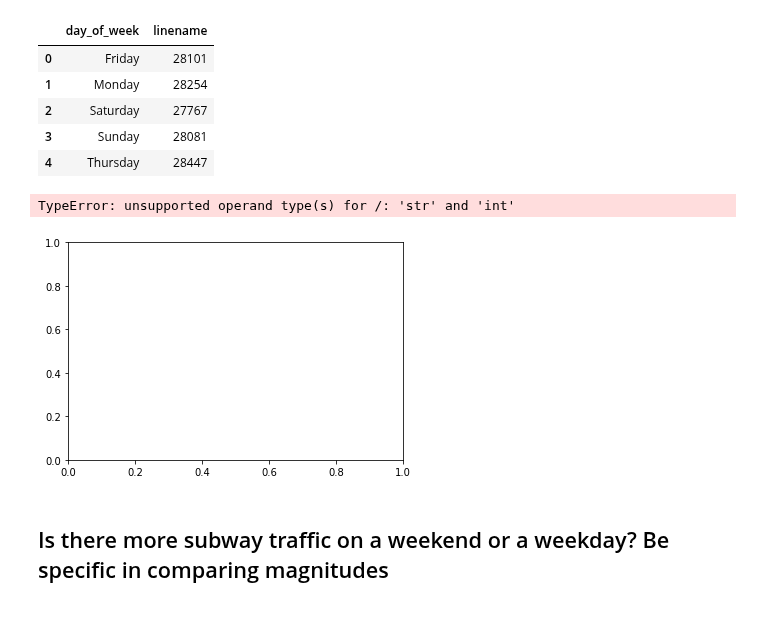
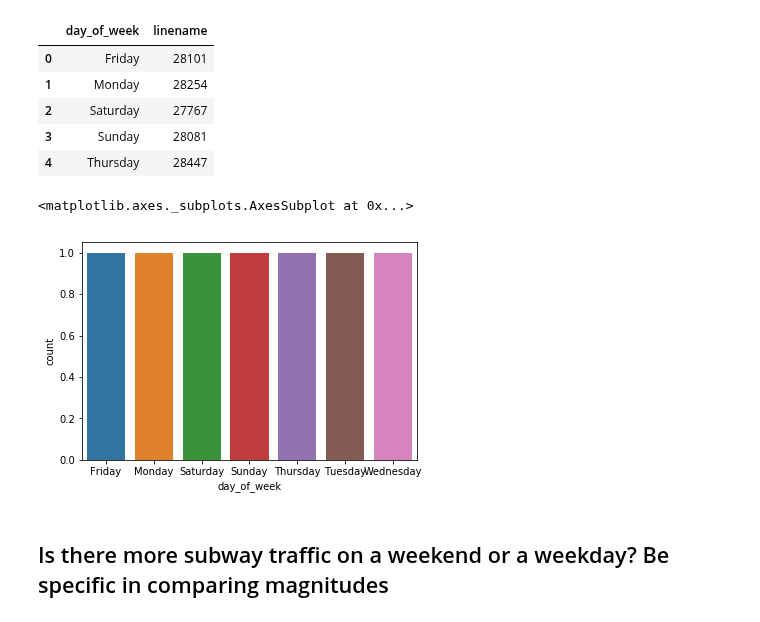
Before and after one commit to hlevymyers/dsc-pandas-series-and-dataframes-lab-dc-ds-career-042219, a Jupyter notebook: index.ipynb, the cells around one changed output. Cells and saved outputs as stored; diff of their text form; code cells hidden in the pictures.

```diff
--- a/index.ipynb
+++ b/index.ipynb
@@ -155,11 +155,11 @@ traffic_by_day_df.head()
 | 2 | Saturday | 27767 |
 | 3 | Sunday | 28081 |
 | 4 | Thursday | 28447 |
-# %%
-sns.distplot(traffic_by_day_df['day_of_week'])
-# %% [output]
-TypeError: unsupported operand type(s) for /: 'str' and 'int'
-[figure, removed]
+# %%
+sns.countplot(x = 'day_of_week', data = traffic_by_day_df)
+# %% [output]
+<matplotlib.axes._subplots.AxesSubplot at 0x...>
+[figure, added]
 # %% [markdown]
 ## Is there more subway traffic on a weekend or a weekday?    Be specific in comparing magnitudes
 # %%
```
